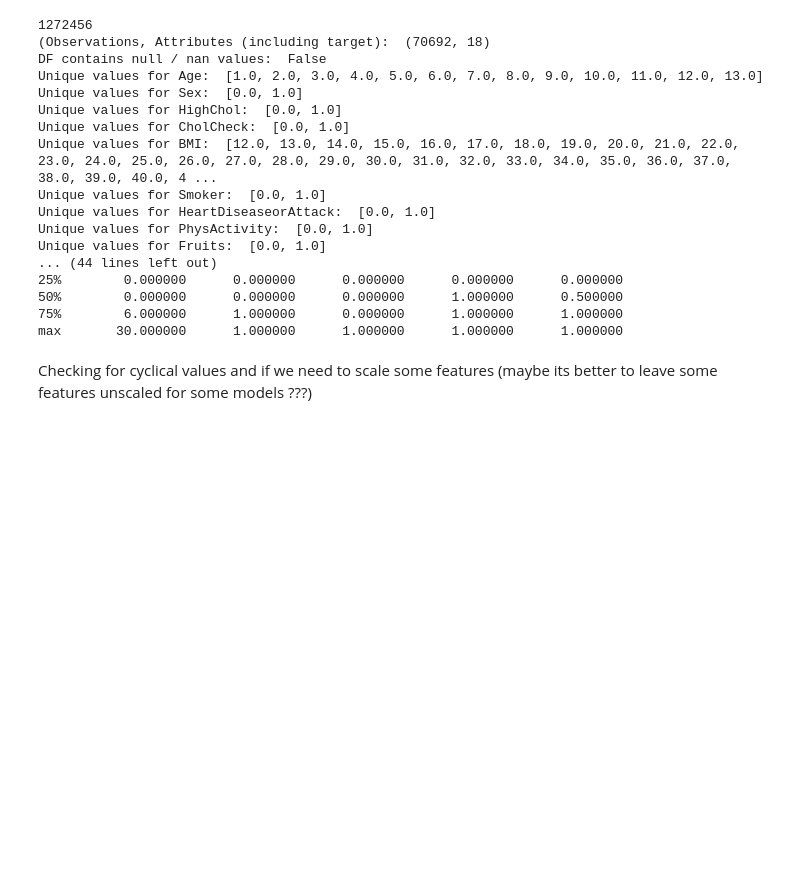
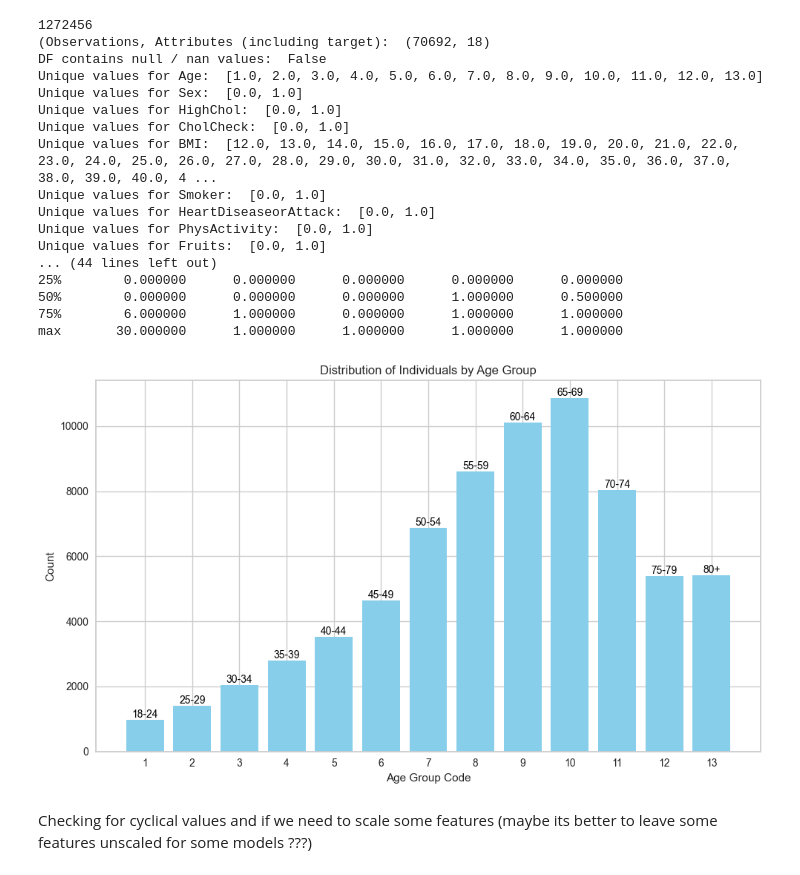
Before and after one commit to jan-ba/ml-diabetes-prediction, a Jupyter notebook: predict_diabetes.ipynb, the cells around one changed output. Cells and saved outputs as stored; diff of their text form; code cells hidden in the pictures; blank space fills up the shorter version.

Commit message:
fix latex reference issues and produce age plot and add to report

```diff
--- a/predict_diabetes.ipynb
+++ b/predict_diabetes.ipynb
@@ -55,6 +55,37 @@ Unique values for Fruits:  [0.0, 1.0]
 50%        0.000000      0.000000      0.000000      1.000000      0.500000
 75%        6.000000      1.000000      0.000000      1.000000      1.000000
 max       30.000000      1.000000      1.000000      1.000000      1.000000
+# %%
+## Plot: Distribution of age groups
+
+# Define the age ranges for each group (according to AGEG5YR)
+age_groups = ['18-24', '25-29', '30-34', '35-39', '40-44', '45-49',
+              '50-54', '55-59', '60-64', '65-69', '70-74', '75-79', '80+']
+
+# Count the occurrences of each age group (1-13)
+age_group_counts = df['Age'].value_counts().reindex(range(1, 14), fill_value=0)
+
+# Create the bar plot
+plt.figure(figsize=(10, 6))
+bars = plt.bar(age_group_counts.index, age_group_counts.values, color='skyblue')
+
+# Annotate each bar with the corresponding age range
+for bar, age_group in zip(bars, age_groups):
+    yval = bar.get_height()
+    plt.text(bar.get_x() + bar.get_width() / 2, yval, age_group,
+             ha='center', va='bottom', fontsize=10, color='black')
+
+# Add labels and title
+plt.xlabel('Age Group Code')
+plt.ylabel('Count')
+plt.title('Distribution of Individuals by Age Group')
+plt.xticks(age_group_counts.index)
+plt.tight_layout()
+
+# Show the plot
+plt.show()
+# %% [output]
+[figure, added]
 # %% [markdown]
 Checking for cyclical values and if we need to scale some features (maybe its better to leave some features unscaled for some models ???)
 # %%
```
Also changed, not shown: 8 other files.
